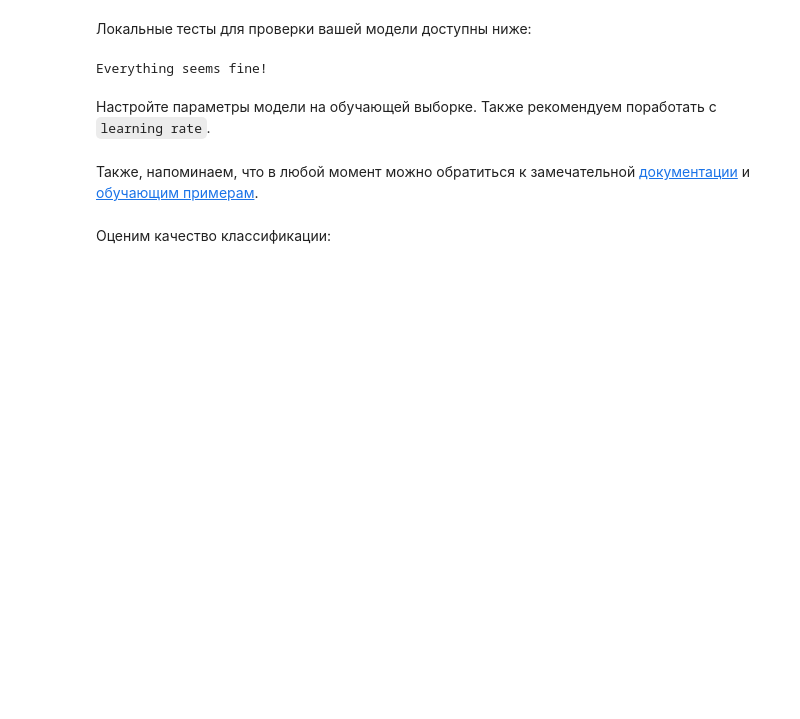
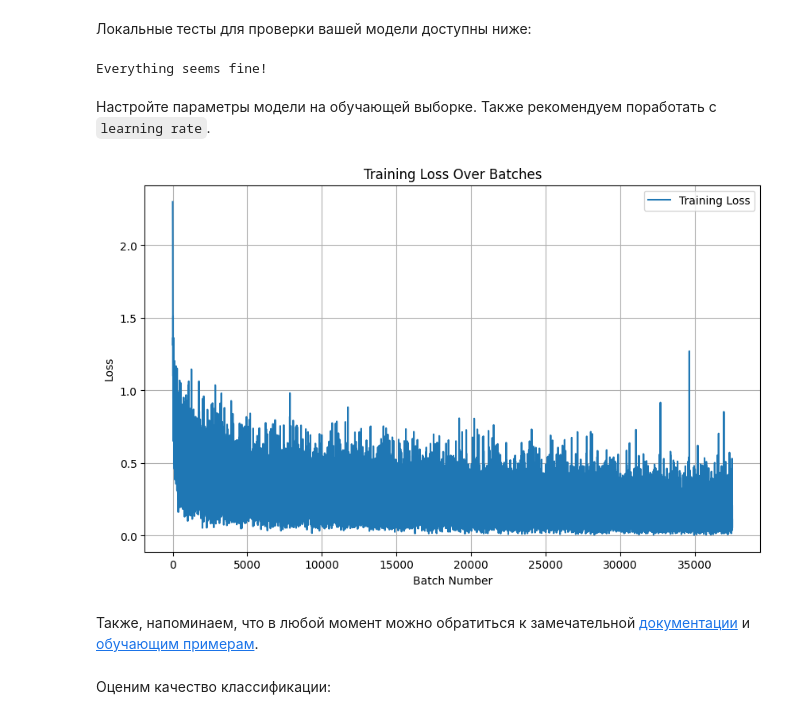
Before and after one commit to retrobich921/yandex_training, a Jupyter notebook: ml_3.0/homework_1/02_hw_fmnist_classification.ipynb, the cells around one changed output. Cells and saved outputs as stored; diff of their text form; code cells hidden in the pictures; blank space fills up the shorter version.

Commit message:
ml second task

```diff
--- a/ml_3.0/homework_1/02_hw_fmnist_classification.ipynb
+++ b/ml_3.0/homework_1/02_hw_fmnist_classification.ipynb
@@ -124,21 +139,23 @@ class MyModel(nn.Module):
     def __init__(self):
         super().__init__()
 
-        self.fc1 = nn.Linear(784, 2048)
+        self.fc1 = nn.Linear(784, 512)
         self.ac1 = nn.ReLU()
 
-        self.fc2 = nn.Linear(2048, 2048)
+        self.fc2 = nn.Linear(512, 256)
         self.ac2 = nn.ReLU()
+        self.drop = nn.Dropout(0.2)
 
-        self.fc3 = nn.Linear(2048, 512)
+        self.fc3 = nn.Linear(256, 128)
         self.ac3 = nn.ReLU()
 
-        self.fc4 = nn.Linear(512, 10)
+        self.fc4 = nn.Linear(128, 10)
 
     def forward(self, x):
         x = x.view(-1, 784)
         x = self.ac1(self.fc1(x))
         x = self.ac2(self.fc2(x))
+        # x = self.drop(x)
         x = self.ac3(self.fc3(x))
         x = self.fc4(x)
 
@@ -213,10 +231,25 @@ def train(model, train_data_loader, criterion, optimizer, epochs):
 
 
 criterion = torch.nn.CrossEntropyLoss()
-optimizer = torch.optim.Adam(model_task_1.parameters(), lr=1e-3)
-epochs = 30
+optimizer = torch.optim.Adam(model_task_1.parameters(), lr=0.8e-3)
+epochs = 20
 
 model, losses = train(model=model_task_1.to(device=device), train_data_loader=train_data_loader, criterion=criterion, optimizer=optimizer, epochs=epochs)
+# %%
+# Преобразуем тензоры losses в numpy array для визуализации
+losses_np = [loss.item() for loss in losses]
+
+# Создаем график
+plt.figure(figsize=(10, 6))
+plt.plot(losses_np, label='Training Loss')
+plt.title('Training Loss Over Batches')
+plt.xlabel('Batch Number')
+plt.ylabel('Loss')
+plt.legend()
+plt.grid(True)
+plt.show()
+# %% [output]
+[figure, added]
 # %% [markdown]
 Также, напоминаем, что в любой момент можно обратиться к замечательной [документации](https://pytorch.org/docs/stable/index.html) и [обучающим примерам](https://pytorch.org/tutorials/).
 # %% [markdown]
```
Also changed, not shown: parts of 8 cells of this notebook, 2 other files.
